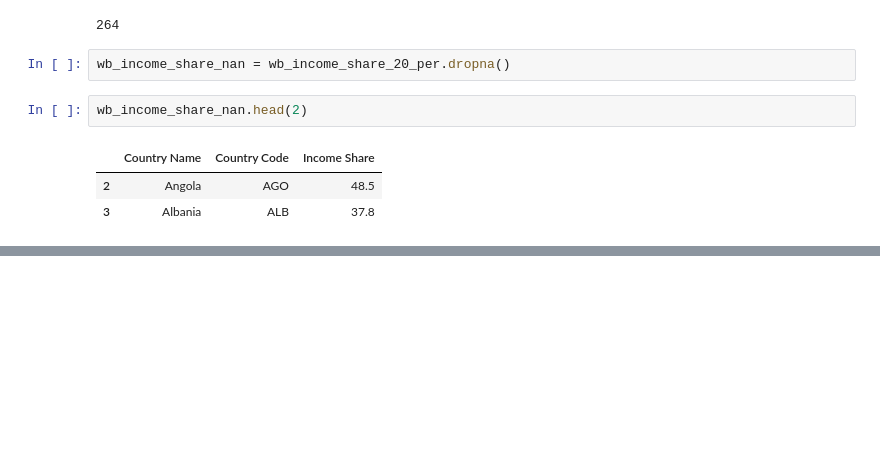
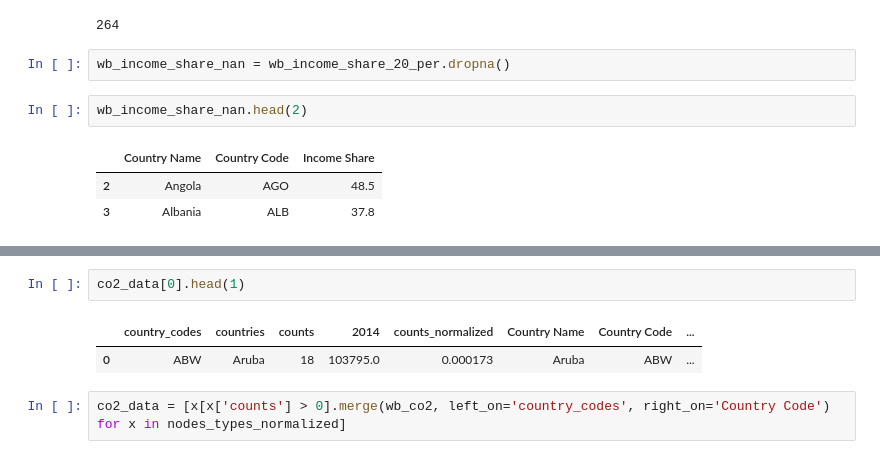
Before and after one commit to marikomakhm/ada-project, a Jupyter notebook: src/panama_papers_scatter.ipynb, the cells around one changed output, grey strips where cells are left out. Cells and saved outputs as stored; diff of their text form; blank space fills up the shorter version.

```diff
--- a/src/panama_papers_scatter.ipynb
+++ b/src/panama_papers_scatter.ipynb
@@ -389,0 +575,7 @@ for d in income_share_data:
+# %%
+co2_data[0].head(1)
+# %% [output]
+|  | country_codes | countries | counts | 2014 | counts_normalized | Country Name | Country Code | ... |
+| 0 | ABW | Aruba | 18 | 103795.0 | 0.000173 | Aruba | ABW | ... |
+# %%
+co2_data = [x[x['counts'] > 0].merge(wb_co2, left_on='country_codes', right_on='Country Code') for x in nodes_types_normalized]
```
Also changed, not shown: parts of 31 cells of this notebook.
